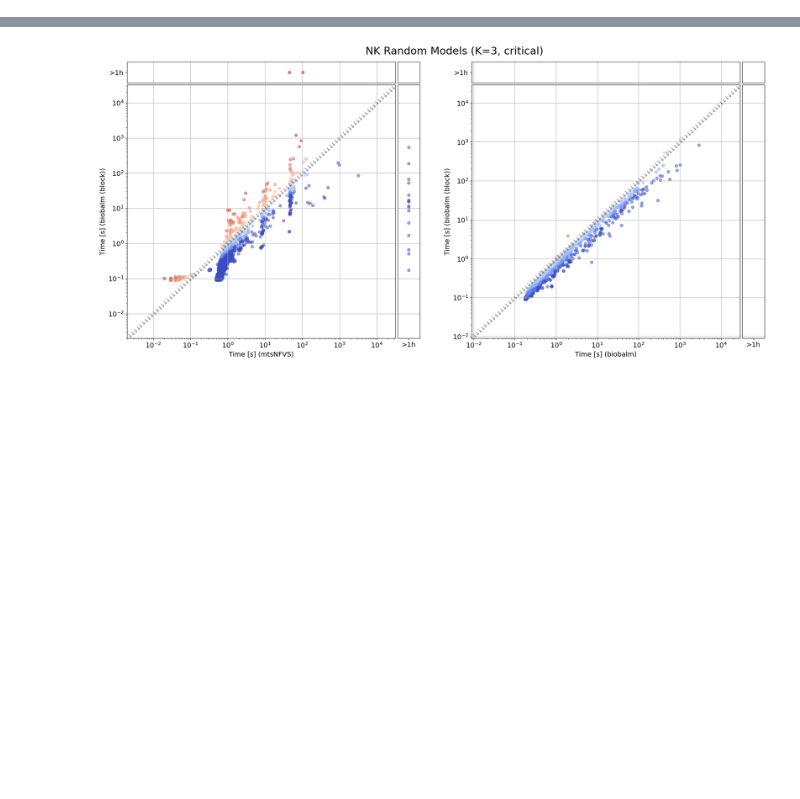
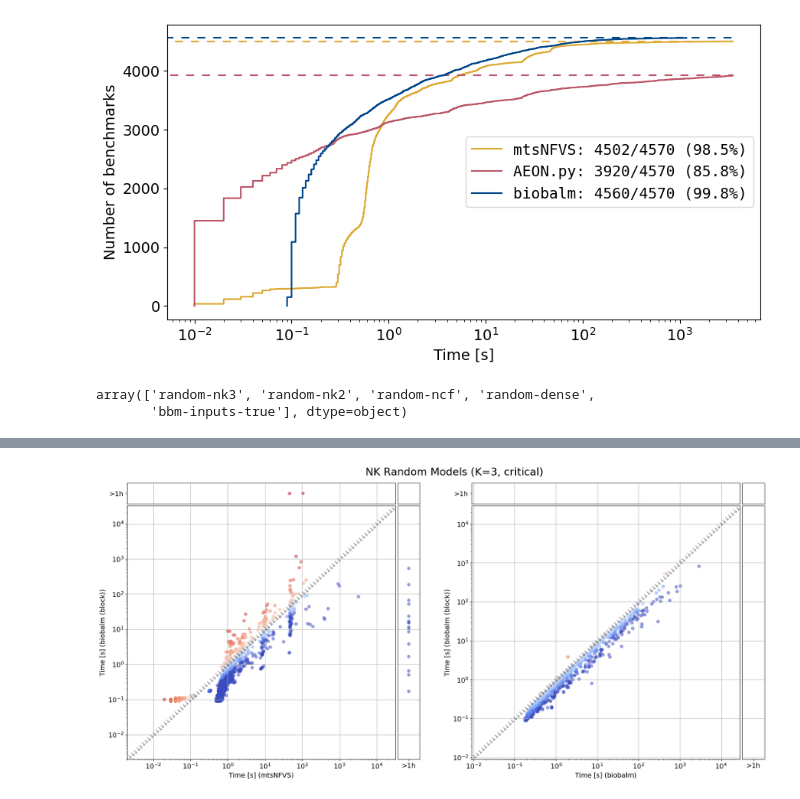
Before and after one commit to jcrozum/balm-analysis, a Jupyter notebook: analysis/benchmark_plots.ipynb, the cells around one changed output, grey strips where cells are left out. Saved outputs shown, nothing was run; the diff lists cells and outputs as text; code cells hidden in the pictures; blank space fills up the shorter version.

```diff
--- a/analysis/benchmark_plots.ipynb
+++ b/analysis/benchmark_plots.ipynb
@@ -91,0 +151,33 @@ Name: Attractors, Length: 2400, dtype: bool
+# %%
+fig, ax = plt.subplots(1, 1, figsize=(10, 5))
+fig.set_facecolor("white")
+for i, column in enumerate(dfc.columns[2:]):
+    tool = column.split(" Time[s]")[0]
+    t = dfc[column].sort_values()
+    successes = sum(t < float("inf"))
+    attempts = len(t)
+    ax.hlines(
+        y=successes,
+        xmin=0,
+        xmax=3600,
+        color=colors[tool],
+        linestyle=(i * 3, (5, 5)),
+    )
+    ax.step(t, np.arange(len(t)), label=f'{tool}: {successes}/{attempts} ({successes/attempts:.1%})', c=colors[tool])
+
+ax.set_xscale("log")
+ax.set_xlabel("Time [s]", fontsize=14)
+ax.set_ylabel("Number of benchmarks", fontsize=14)
+
+
+ax.tick_params(labelsize=14)
+ax.legend(loc="center right", prop={'family': 'monospace', 'size': 14})
+
+fig.show()
+# %% [output]
+[figure, added]
+# %%
+dfc['Benchmark Type'].unique()
+# %% [output]
+array(['random-nk3', 'random-nk2', 'random-ncf', 'random-dense',
+       'bbm-inputs-true'], dtype=object)
```
Also changed, not shown: parts of 6 cells of this notebook.
